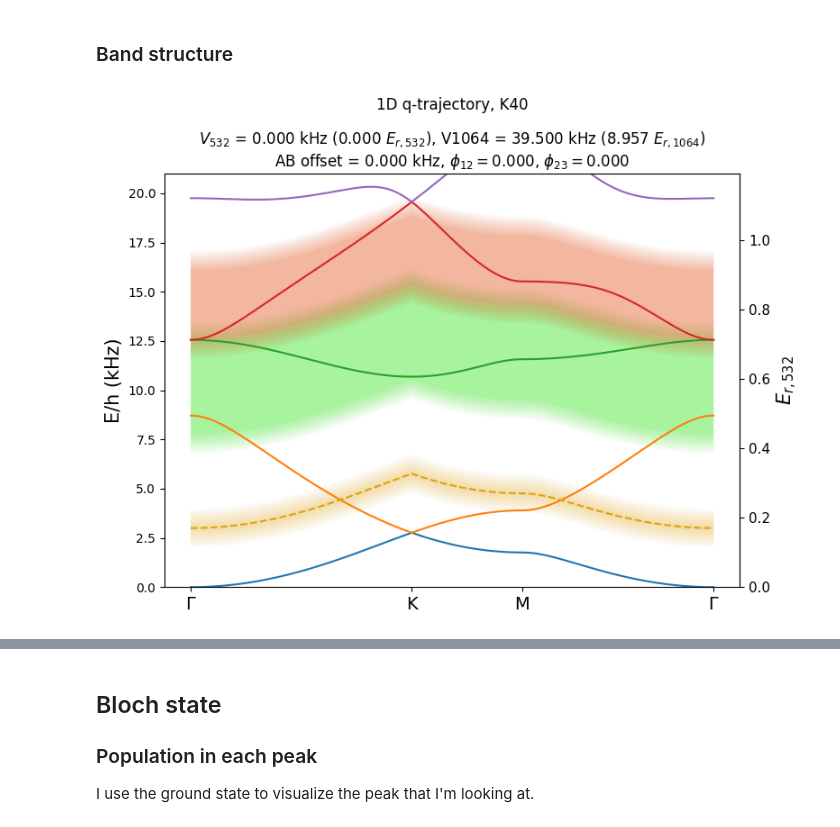
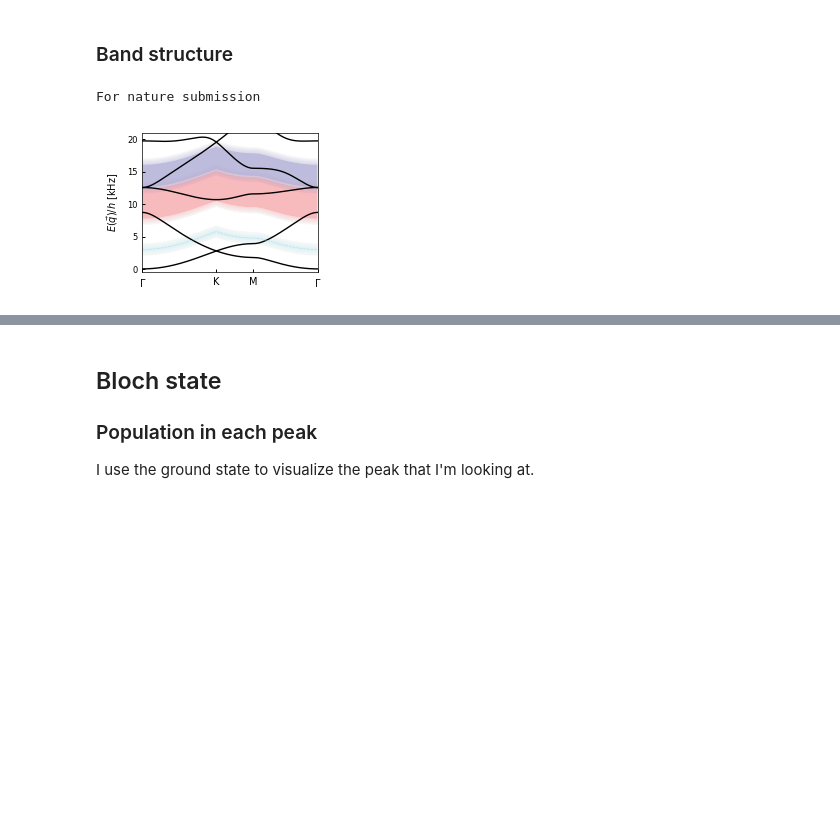
Before and after one commit to Shao-Wen-Chang/E9_constant, a Jupyter notebook: projects/band_spectroscopy/paper_figures/fig1/band_structure_with_fPM.ipynb, the cells around one changed output, grey strips where cells are left out. Saved outputs shown, nothing was run; the diff lists cells and outputs as text; code cells hidden in the pictures; blank space fills up the shorter version.

Commit message:
Working on paper figures and slides

```diff
--- a/projects/band_spectroscopy/paper_figures/fig1/band_structure_with_fPM.ipynb
+++ b/projects/band_spectroscopy/paper_figures/fig1/band_structure_with_fPM.ipynb
@@ -9,6 +9,9 @@ from pathlib import Path
 import time
 from scipy.linalg import eigh
 from collections import defaultdict
+import scienceplots
+
+plt.style.use(["nature"])
 
 # User defined modules
 E9path = Path("C:/", "Users", "ken92", "Documents", "Studies", "E5", "simulation", "E9_simulations")
@@ -197,6 +200,9 @@ if not np.all(np.isreal(e_values)):
 e_values = e_values.astype(np.double)
 # %% [markdown]
 ## Plots
+# %%
+str_journal = "BIGGUS"  # for screen display
+str_journal = "nature"
 # %% [markdown]
 ### Band structure
 # %%
@@ -205,7 +211,7 @@ f_kHz_PM_13 = np.array([7.75, 12.4])
 f_kHz_PM_14 = np.array([12.6, 16.1])
 f_kHz_res = 1.
 
-alpha_fill = 0.4
-color_PM_12 = "#E1A20E"
-color_PM_13 = "#27E10E"
-color_PM_14 = "#E14A0E"
+band_colors = E9c.BZcolor_black
+color_PM_12 = E9c.BZcolor_science[2]#"#E1A20E"
+color_PM_13 = E9c.BZcolor_science[3]#"#27E10E"
+color_PM_14 = E9c.BZcolor_science[4]#"#E14A0E"
@@ -212,39 +254,44 @@ color_PM_14 = "#E14A0E"
 # %%
+print(f"For {str_journal} submission")
+
 f2kHz = f_unit / 1e3 / (2 * np.pi) # conversion factor from natural units to kHz
 E_lowest = np.min(e_values)
 E_kHz_offset = (e_values - E_lowest) * f2kHz
 E_kHz_highest = np.max(E_kHz_offset)
 E_plot_kHz = (e_values.transpose() - E_lowest) * f2kHz
 
-fig_E = plt.figure(0, figsize=(8,6))
-fig_E.clf()
+fig_E, ax_E = plt.subplots(1, 1, figsize = plt_sizes["fig_E_figsize"])
+for i in range(bandnum):
+    ax_E.plot(xq, E_plot_kHz[i], '-', label = 'Non-interacting' + str(i + bandstart),
+              color = band_colors[i + 1], lw = plt_sizes["band_lw"])
 
-ax_E = fig_E.add_subplot(111)
-for i in range(bandnum):
-    ax_E.plot(xq, E_plot_kHz[i], '-', label = 'Non-interacting' + str(i + bandstart))
-ryax = ax_E.secondary_yaxis('right', functions = (lambda x: x / (f2kHz * 2 * np.pi**2), lambda x: x * (f2kHz * 2 * np.pi**2)))
-ryax.set_ylabel(r"$E_{r,532}$", fontsize = 15)
-ryax.tick_params(axis = 'y', labelsize = 11)
-ax_E.set_ylabel('E/h (kHz)', fontsize = 15)
-ax_E.set_xticks(xq[index_points], x_ticklist, fontsize = 14)
-ax_E.set_title((rf'$V_{{532}}$ = {V532nom:.3f} kHz (${V532Er:.3f}\ E_{{r, 532}}$), V1064 = {V1064nom:.3f} kHz (${V1064Er:.3f}\ E_{{r, 1064}}$)'
-                '\n'
-                rf'AB offset = {float(ABoffset1064nom):.3f} kHz, $\phi_{{12}} = {phi12:.3f}$, $\phi_{{23}} = {phi23:.3f}$'))
-ax_E.set_ylim(0, 21)
+# ticks and labels
+ax_E.tick_params(axis = 'both', direction = "in", size = plt_sizes["tick_size"], width = plt_sizes["tick_width"])
+ax_E.set_xticks(xq[index_points], x_ticklist, fontsize = plt_sizes["xtick_fontsize"])
+ax_E.set_yticks([0, 5, 10, 15, 20], [0, 5, 10, 15, 20], fontsize = plt_sizes["ytick_fontsize"])
+ax_E.set_ylabel(r'$E(\vec{q})/h$ [kHz]', fontsize = plt_sizes["ylabel_fontsize"])
+
+# plot lims
+ax_E.set_xlim(xq[0], xq[-1])
+ax_E.set_ylim(-0.5, 21)
 
 # Add shades for the range of excitation addressed
-ax_E.plot(xq, E_plot_kHz[0] + f_kHz_PM_12[0], '--', color = color_PM_12)
+ax_E.plot(xq, E_plot_kHz[0] + f_kHz_PM_12[0], '--', color = color_PM_12, lw = plt_sizes["PM_12_lw"])
 for f_kHz_PM, color in zip([f_kHz_PM_12, f_kHz_PM_13, f_kHz_PM_14], [color_PM_12, color_PM_13, color_PM_14]):
     ax_E.fill_between(xq, E_plot_kHz[0] + f_kHz_PM[0], E_plot_kHz[0] + f_kHz_PM[1],
-                    color = color, alpha = alpha_fill, edgecolor = "none")
+                    color = color, alpha = plt_sizes["alpha_fill_cnst"], edgecolor = "none")
     util.fill_between_ygradient(ax_E, xq, E_plot_kHz[0] + f_kHz_PM[0], E_plot_kHz[0] + f_kHz_PM[0] - f_kHz_res,
-                                color1 = to_rgba(color, alpha = alpha_fill), color2 = to_rgba(color, alpha = 0))
+                                color1 = to_rgba(color, alpha = plt_sizes["alpha_fill_grad"]), color2 = to_rgba(color, alpha = 0))
     util.fill_between_ygradient(ax_E, xq, E_plot_kHz[0] + f_kHz_PM[1], E_plot_kHz[0] + f_kHz_PM[1] + f_kHz_res,
-                                color1 = to_rgba(color, alpha = alpha_fill), color2 = to_rgba(color, alpha = 0))
+                                color1 = to_rgba(color, alpha = plt_sizes["alpha_fill_grad"]), color2 = to_rgba(color, alpha = 0))
 
-fig_E.suptitle(f'1D q-trajectory, {species}')
+# fig_E.suptitle(f'1D q-trajectory, {species}')
 fig_E.tight_layout()
+fig1apath = Path(r"C:\Users\ken92\Documents\Studies\E5\simulation\E9_simulations\projects\band_spectroscopy\paper_figures\fig1",
+                 f"fig1a_{str_journal}.svg")
+fig_E.savefig(fig1apath, format = "svg", facecolor = "none")
 # %% [output]
+For nature submission
-[figure, old version]
+[figure, new version]
 # %%
 raise(Exception("nah"))
```
Also changed, not shown: parts of 4 cells of this notebook, 53 other files.
